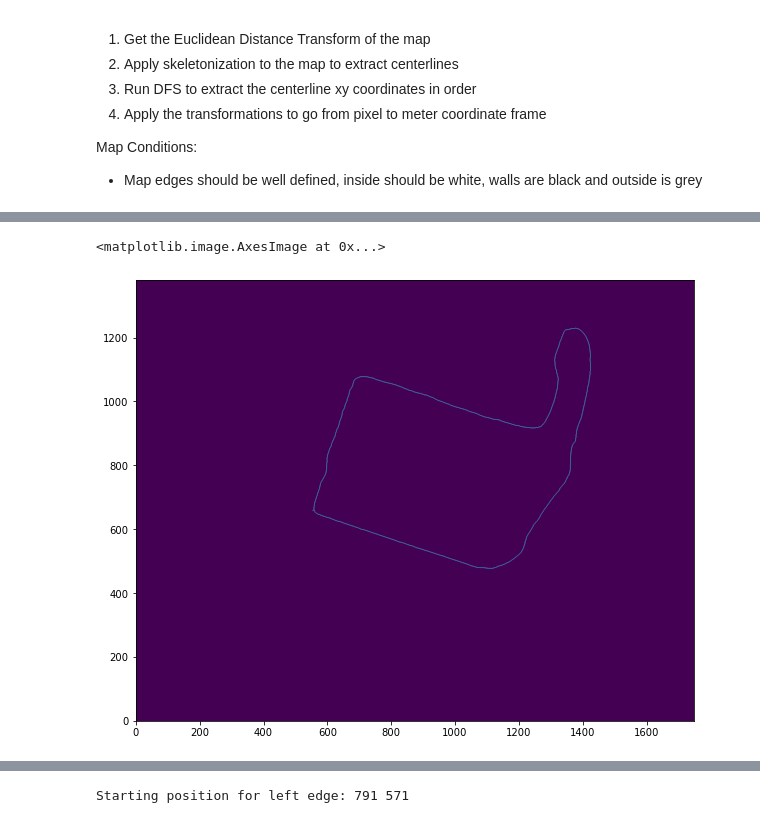
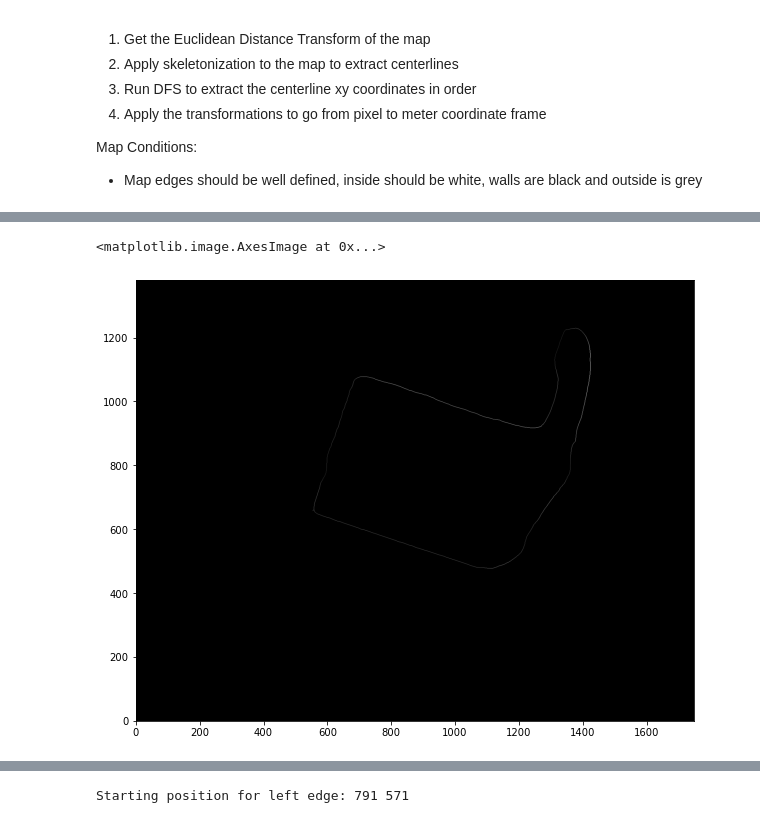
Before and after one commit to ynahum/Raceline-Optimization, a Jupyter notebook: map_converter.ipynb, the cells around one changed output, grey strips where cells are left out. Saved outputs shown, nothing was run; the diff lists cells and outputs as text; code cells hidden in the pictures.

```diff
--- a/map_converter.ipynb
+++ b/map_converter.ipynb
@@ -77,7 +87,8 @@ plt.imshow(centers, origin='lower')
 # %%
+# The centerline has the track width encoded
 plt.figure(figsize=(10, 10))
-centerline = skeletonize(centers)
-plt.imshow(centerline, origin='lower')
+centerline_dist = np.where(centerline, dist_transform, 0)
+plt.imshow(centerline_dist, origin='lower', cmap='gray')
 # %% [output]
 <matplotlib.image.AxesImage at 0x...>
-[figure, old version]
+[figure, new version]
```
Also changed, not shown: parts of 7 cells of this notebook, 5 other files.
